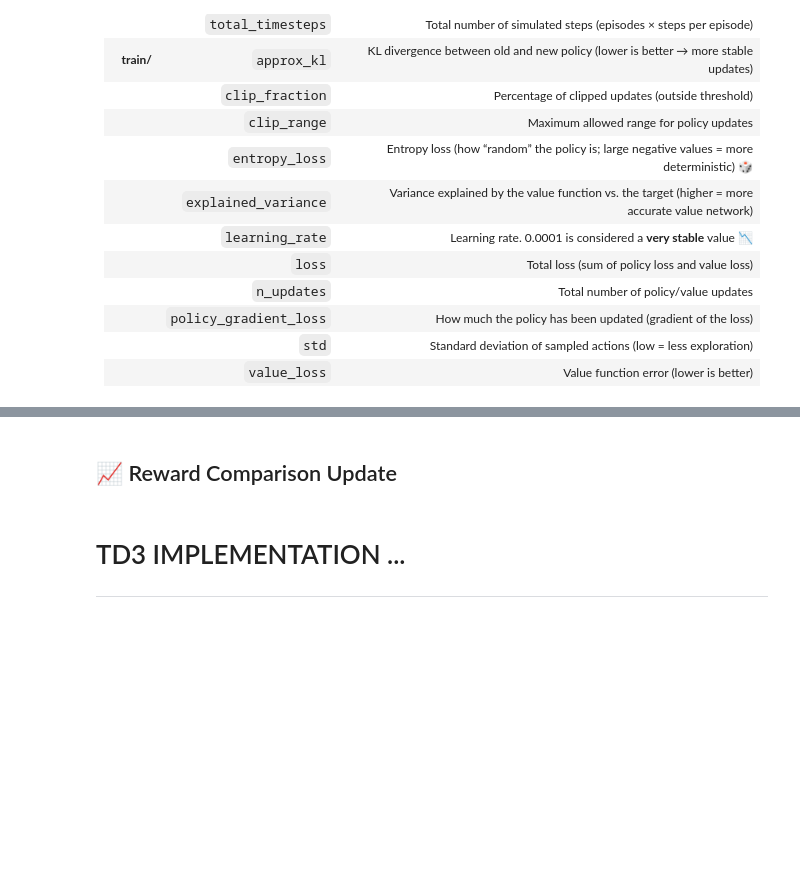
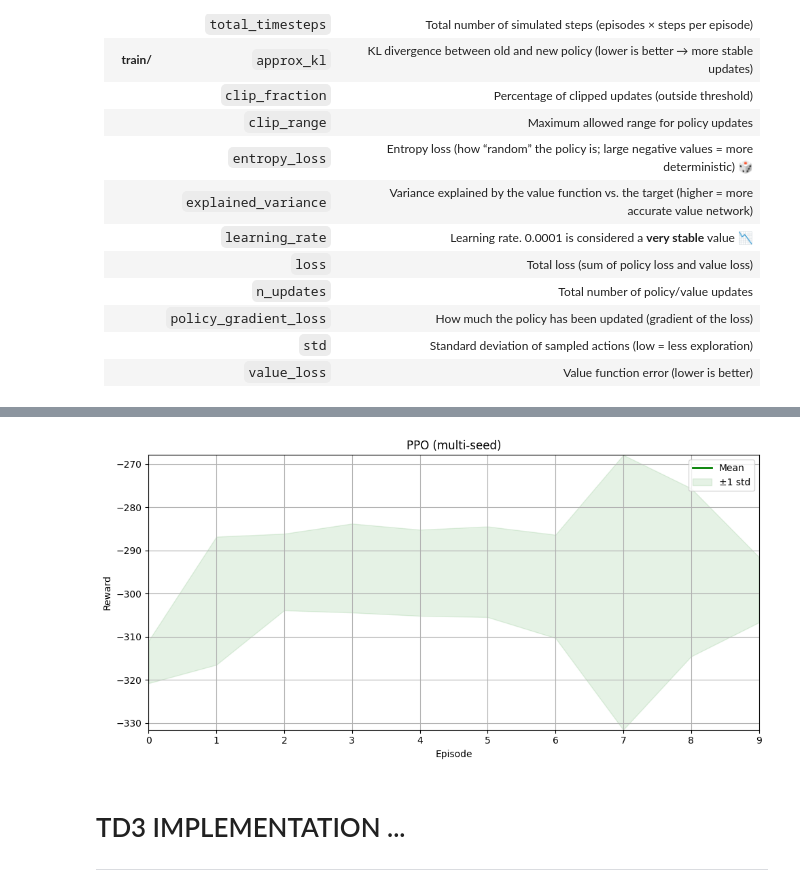
Before and after one commit to Isla-lab/CityLearnRL-Bioinformatica, a Jupyter notebook: notebooks/models/PPO_TD3_tutorial.ipynb, the cells around one changed output, grey strips where cells are left out. Cells and saved outputs as stored; diff of their text form; code cells hidden in the pictures; blank space fills up the shorter version.

```diff
--- a/notebooks/models/PPO_TD3_tutorial.ipynb
+++ b/notebooks/models/PPO_TD3_tutorial.ipynb
@@ -1679,28 +1789,28 @@ import random
 import os
 
 seeds = [0, 1, 2, 3, 4]
-ppo_episodes = 100
-print(f'Numero di episodi per addestrare PPO: {ppo_episodes}')
+ppo_episodes = 1000
+print(f'Number of episodes to train PPO: {ppo_episodes}')
 
-# Crea cartelle se necessario
+# Create directories if they don't exist
 os.makedirs("models", exist_ok=True)
 os.makedirs("results", exist_ok=True)
 
 all_ppo_rewards = []
 
 for seed in seeds:
-    print(f'\n🚀 Inizio training PPO con seed {seed}')
+    print(f'\n🚀 Starting PPO training with seed {seed}')
 
     np.random.seed(seed)
     random.seed(seed)
 
-    # Init env e wrapper
+    # Initialize environment and wrapper
     env = CityLearnEnv(schema)
     env.reward_function = CustomReward(env.get_metadata())
     env = NormalizedObservationWrapper(env)
     env = StableBaselines3Wrapper(env)
 
-    # Timesteps
+    # Calculate timesteps
     episode_timesteps = env.time_steps - 1
     total_timesteps = ppo_episodes * episode_timesteps
 
@@ -1731,7 +1841,7 @@ for seed in seeds:
     rewards = pd.Series(callback.reward_history[:ppo_episodes])
     all_ppo_rewards.append(rewards)
 
-    rewards.to_csv(f'notebooks/results/ppo_rewards_seed{seed}.csv', index=False)
-    model.save(f'notebooks/models/ppo_model_seed{seed}')
+    rewards.to_csv(f'results/ppo_rewards_seed{seed}.csv', index=False)
+    model.save(f'models/ppo_model_seed{seed}')
 
-    print(f'✅ Fine seed {seed} — risultati salvati')
+    print(f'✅ Seed {seed} complete — results saved')
@@ -1738,46 +1870,45 @@ for seed in seeds:
-# %% [markdown]
-## 📈 Reward Comparison Update
 # %%
 import matplotlib.pyplot as plt
 import pandas as pd
 
-# Combina reward history di tutti i seed in un DataFrame
+# Combine reward history from all seeds into a DataFrame
 df_ppo_all = pd.concat(all_ppo_rewards, axis=1)
 df_ppo_all.columns = [f'Seed {s}' for s in seeds]
 
-# Calcolo media, std e media mobile
+# Calculate mean and standard deviation
 ppo_mean = df_ppo_all.mean(axis=1)
 ppo_std = df_ppo_all.std(axis=1)
 ppo_smoothed = ppo_mean.rolling(window=25).mean()
 
 # Plot
 fig, ax = plt.subplots(1, 1, figsize=(10, 5))
 
-# (Opzionale) Plotta rewards grezzi per ogni seed
+# (Optional) Plot raw rewards for each seed
 # for i, seed in enumerate(seeds):
 #     ax.plot(df_ppo_all.iloc[:, i], alpha=0.2, label=f'Seed {seed}')
 
-# Media mobile
-ax.plot(ppo_smoothed, color='green', linewidth=2, label='Media mobile')
+ax.plot(ppo_smoothed, color='green', linewidth=2, label='Mean')
 
-# Bande ±1 std
+# ±1 standard deviation bands
 ax.fill_between(
     ppo_mean.index,
     ppo_mean - ppo_std,
     ppo_mean + ppo_std,
     color='green',
     alpha=0.1,
     label='±1 std'
 )
 
-# Etichette e layout
+# Labels and layout
 ax.set_title('PPO (multi-seed)')
-ax.set_xlabel('Episodio')
+ax.set_xlabel('Episode')
 ax.set_ylabel('Reward')
 ax.legend()
 ax.grid(True)
 plt.tight_layout()
 plt.show()
+# %% [output]
+[figure, added]
 # %% [markdown]
 # TD3 IMPLEMENTATION ...
 ---
```
Also changed, not shown: parts of 28 cells of this notebook, 38 other files.
